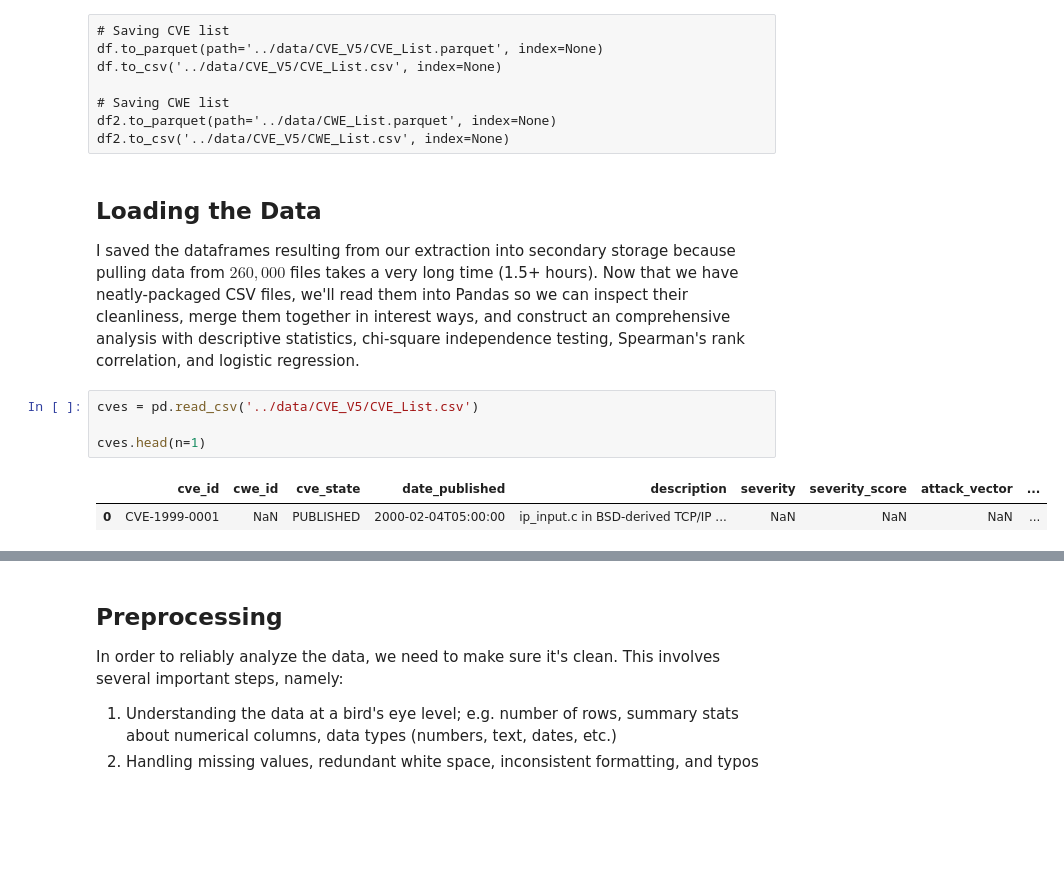
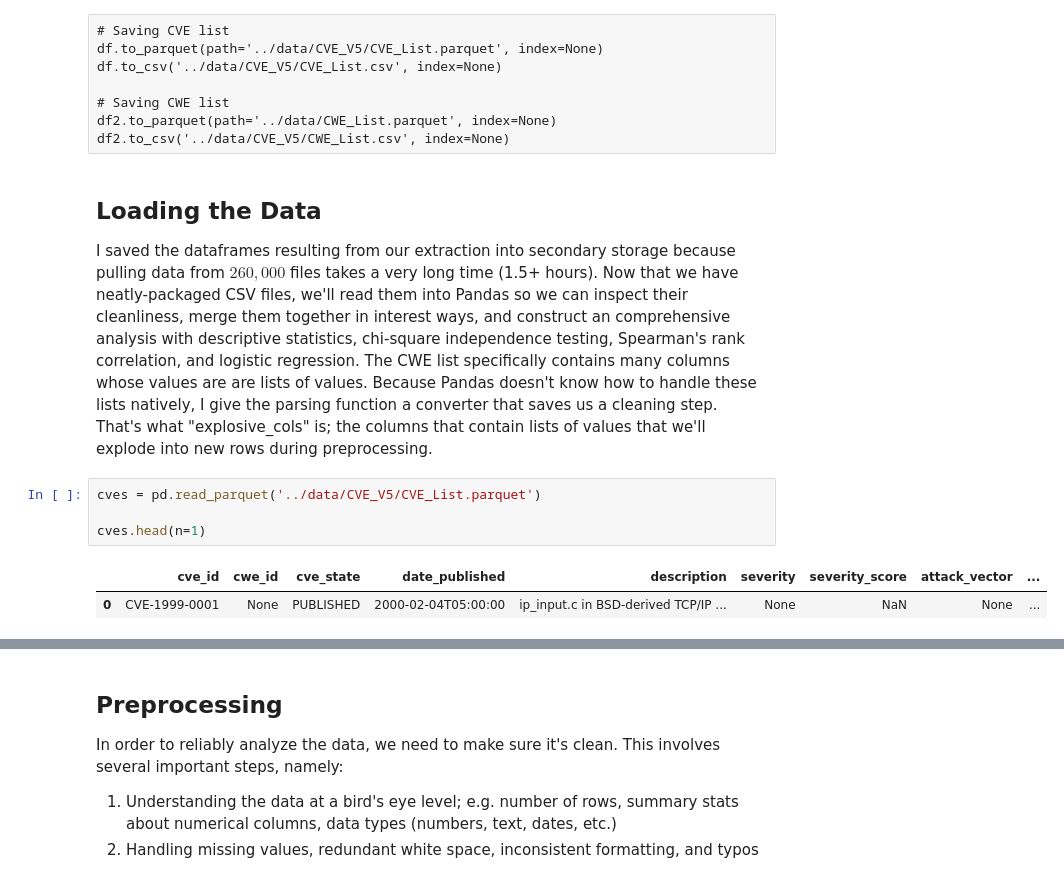
Before and after one commit to JBrocklyAnderson/practice-project, a Jupyter notebook: notebooks/APT_IoT_CVE_EDA.ipynb, the cells around one changed output, grey strips where cells are left out. Drawn from its saved outputs; the diff is of its cells as text; blank space fills up the shorter version.

Commit message:
Finish processing list values in CWE Data
Merge the datasets after sanitizing, formatting, and exploding list val-
ues in the CWE data.

```diff
--- a/notebooks/APT_IoT_CVE_EDA.ipynb
+++ b/notebooks/APT_IoT_CVE_EDA.ipynb
@@ -305,12 +306,12 @@ df2.to_parquet(path='../data/CWE_List.parquet', index=None)
 df2.to_csv('../data/CVE_V5/CWE_List.csv', index=None)
 # %% [markdown]
 ## Loading the Data
-I saved the dataframes resulting from our extraction into secondary storage because pulling data from $260,000$ files takes a very long time (1.5+ hours). Now that we have neatly-packaged CSV files, we'll read them into Pandas so we can inspect their cleanliness, merge them together in interest ways, and construct an comprehensive analysis with descriptive statistics, chi-square independence testing, Spearman's rank correlation, and logistic regression.
+I saved the dataframes resulting from our extraction into secondary storage because pulling data from $260,000$ files takes a very long time (1.5+ hours). Now that we have neatly-packaged CSV files, we'll read them into Pandas so we can inspect their cleanliness, merge them together in interest ways, and construct an comprehensive analysis with descriptive statistics, chi-square independence testing, Spearman's rank correlation, and logistic regression. The CWE list specifically contains many columns whose values are are lists of values. Because Pandas doesn't know how to handle these lists natively, I give the parsing function a converter that saves us a cleaning step. That's what "explosive_cols" is; the columns that contain lists of values that we'll explode into new rows during preprocessing.
 # %%
-cves = pd.read_csv('../data/CVE_V5/CVE_List.csv')
+cves = pd.read_parquet('../data/CVE_V5/CVE_List.parquet')
 
 cves.head(n=1)
 # %% [output]
 |  | cve_id | cwe_id | cve_state | date_published | description | severity | severity_score | attack_vector | ... |
-| 0 | CVE-1999-0001 | NaN | PUBLISHED | 2000-02-04T05:00:00 | ip_input.c in BSD-derived TCP/IP ... | NaN | NaN | NaN | ... |
+| 0 | CVE-1999-0001 | None | PUBLISHED | 2000-02-04T05:00:00 | ip_input.c in BSD-derived TCP/IP ... | None | NaN | None | ... |
 # %%
```
Also changed, not shown: parts of 29 cells of this notebook, 1 other file.
